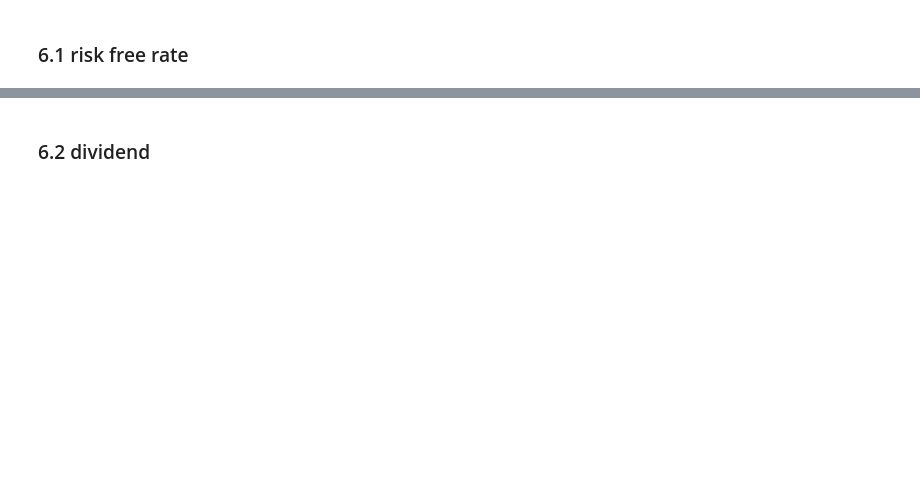
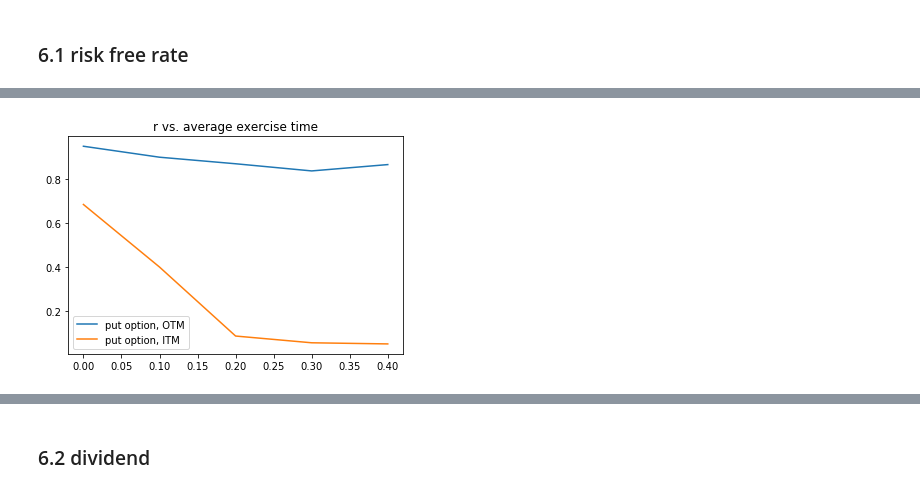
Before and after one commit to jerryxyx/MonteCarlo, a Jupyter notebook: HLSM-BlackScholes-American.ipynb, the cells around one changed output, grey strips where cells are left out. Drawn from its saved outputs; the diff is of its cells as text; code cells hidden in the pictures; blank space fills up the shorter version.

Commit message:
plot the exercise time vs parameters

```diff
--- a/HLSM-BlackScholes-American.ipynb
+++ b/HLSM-BlackScholes-American.ipynb
@@ -356,0 +392,32 @@ def earlyExerciseComparison(S0,K,T,r,q,sigma,option_type):
+# %%
+def averageExerciseTimeRiskFreeRate(S0,K1,K2,T,r_list,q,sigma,option_type):
+    df1 = pd.DataFrame()
+    df2 = pd.DataFrame()
+    df1["r"] = pd.Series(r_list)
+    df2["r"] = pd.Series(r_list)
+    price_list1 = []
+    delta_list1 = []
+    exercise_list1 = []
+    price_list2 = []
+    delta_list2 = []
+    exercise_list2 = []
+
+    for r in r_list:
+        metric_dict1 = earlyExerciseComparison(S0,K1,T,r,q,sigma,option_type)
+        metric_dict2 = earlyExerciseComparison(S0,K2,T,r,q,sigma,option_type)
+        price_list1.append(metric_dict1["price"])
+        delta_list1.append(metric_dict1["delta"])
+        exercise_list1.append(metric_dict1["average exercise time"])
+
+        price_list2.append(metric_dict2["price"])
+        delta_list2.append(metric_dict2["delta"])
+        exercise_list2.append(metric_dict2["average exercise time"])
+    df1["price"] = price_list1
+    df1["delta"] = delta_list1
+    df1["average exercise time"] = exercise_list1
+
+    df2["price"] = price_list2
+    df2["delta"] = delta_list2
+    df2["average exercise time"] = exercise_list2
+
+    return df1,df2
@@ -359,6 +474,7 @@ def earlyExerciseComparison(S0,K,T,r,q,sigma,option_type):
 # %%
 r_low=0.1
 r_high=0.5
+r_list = [0.1*i for i in range(5)]
 # %%
-earlyExerciseComparison(S0=stock_price,K=K_OTM,T=time_to_maturity,r=r_low,q=dividend,sigma=volatility,option_type="p")
+r_df1,r_df2 = averageExerciseTimeRiskFreeRate(S0=stock_price,K1=K1,K2=K2,T=time_to_maturity,r_list=r_list,q=dividend,sigma=volatility,option_type="p")
 # %% [output]
@@ -366,0 +491,3 @@ price: 0.0536565432073971, delta-hedge: 0.2748831431550063
+# %%
+r_put_ITM_df = r_df2
+r_put_OTM_df = r_df1
@@ -366,0 +512,8 @@ price: 0.0536565432073971, delta-hedge: 0.2748831431550063
+# %%
+plt.plot(r_list,r_put_OTM_df["average exercise time"],label="put option, OTM")
+plt.plot(r_list,r_put_ITM_df["average exercise time"],label="put option, ITM")
+plt.legend()
+plt.title("r vs. average exercise time")
+plt.show()
+# %% [output]
+[figure, added]
```
Also changed, not shown: parts of 45 cells of this notebook.
